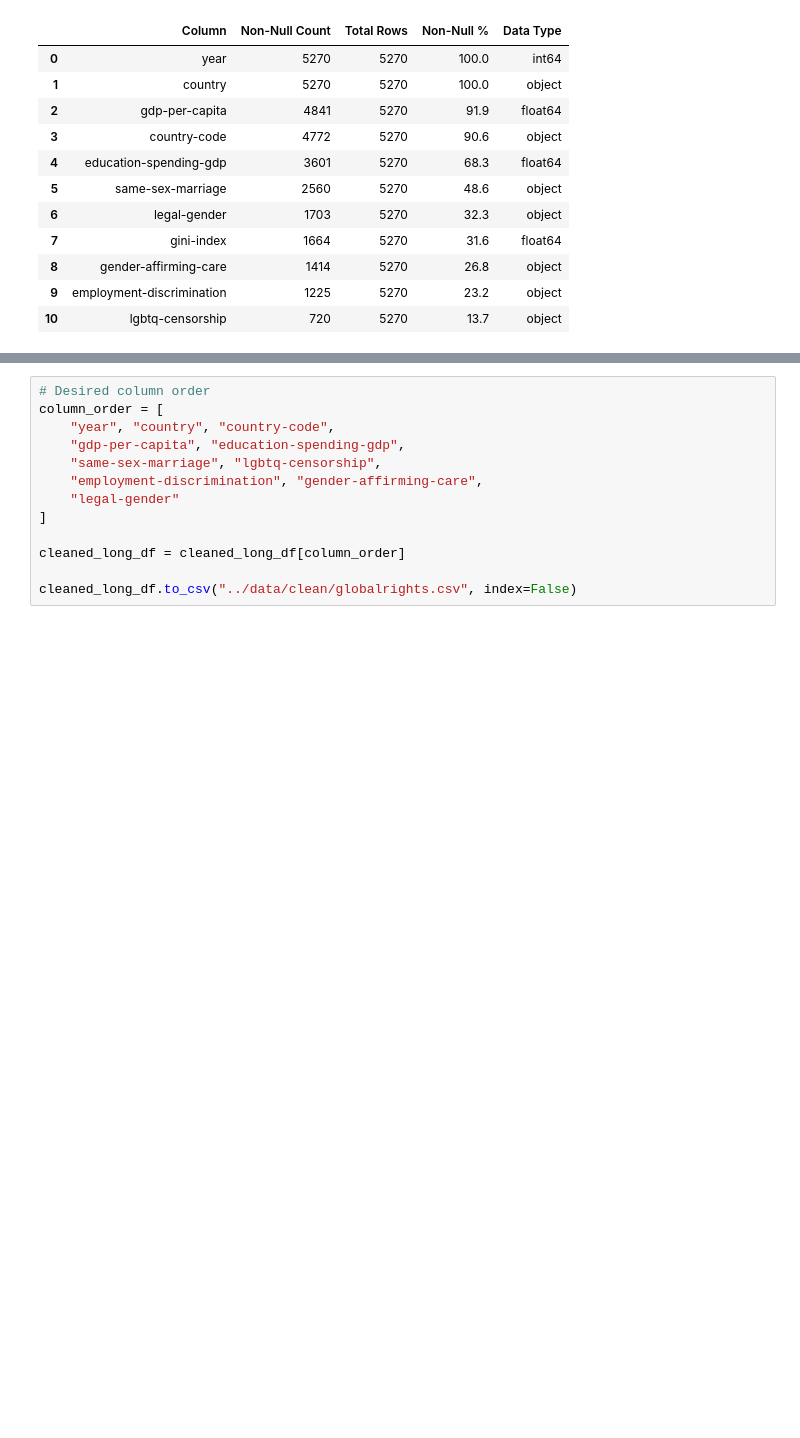
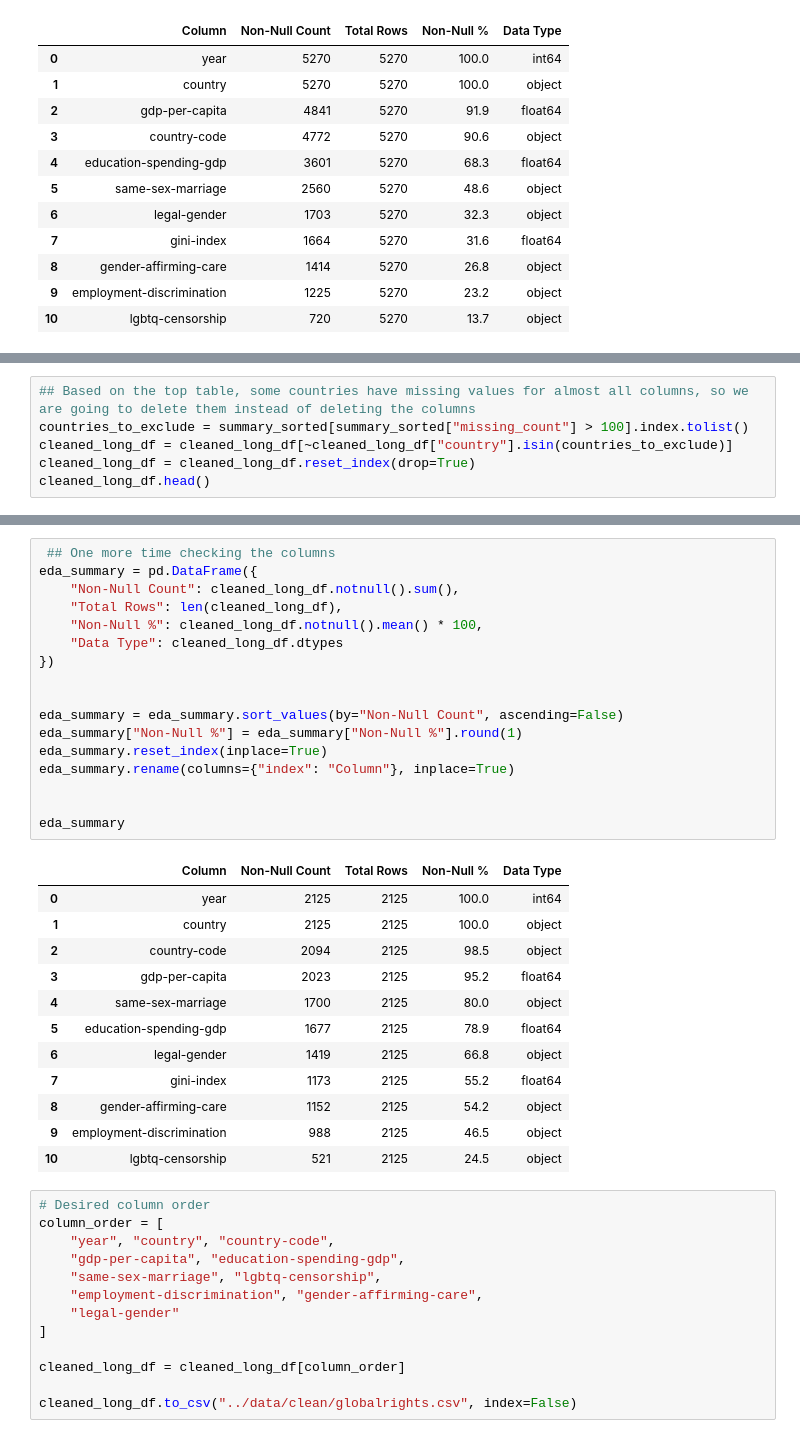
Before and after one commit to katieburak/diversedata.github.io, a Jupyter notebook: scripts/LGBTIQ-rights_clean.ipynb, the cells around one changed output, grey strips where cells are left out. Drawn from its saved outputs; the diff is of its cells as text; blank space fills up the shorter version.

```diff
--- a/scripts/LGBTIQ-rights_clean.ipynb
+++ b/scripts/LGBTIQ-rights_clean.ipynb
@@ -542,0 +587,6 @@ eda_summary
+# %%
+## Based on the top table, some countries have missing values for almost all columns, so we are going to delete them instead of deleting the columns
+countries_to_exclude = summary_sorted[summary_sorted["missing_count"] > 100].index.tolist()
+cleaned_long_df = cleaned_long_df[~cleaned_long_df["country"].isin(countries_to_exclude)]
+cleaned_long_df = cleaned_long_df.reset_index(drop=True)
+cleaned_long_df.head()
@@ -543,3 +600,33 @@ eda_summary
+# %%
+ ## One more time checking the columns
+eda_summary = pd.DataFrame({
+    "Non-Null Count": cleaned_long_df.notnull().sum(),
+    "Total Rows": len(cleaned_long_df),
+    "Non-Null %": cleaned_long_df.notnull().mean() * 100,
+    "Data Type": cleaned_long_df.dtypes
+})
+
+
+eda_summary = eda_summary.sort_values(by="Non-Null Count", ascending=False)
+eda_summary["Non-Null %"] = eda_summary["Non-Null %"].round(1)
+eda_summary.reset_index(inplace=True)
+eda_summary.rename(columns={"index": "Column"}, inplace=True)
+
+
+eda_summary
+# %% [output]
+|  | Column | Non-Null Count | Total Rows | Non-Null % | Data Type |
+| 0 | year | 2125 | 2125 | 100.0 | int64 |
+| 1 | country | 2125 | 2125 | 100.0 | object |
+| 2 | country-code | 2094 | 2125 | 98.5 | object |
+| 3 | gdp-per-capita | 2023 | 2125 | 95.2 | float64 |
+| 4 | same-sex-marriage | 1700 | 2125 | 80.0 | object |
+| 5 | education-spending-gdp | 1677 | 2125 | 78.9 | float64 |
+| 6 | legal-gender | 1419 | 2125 | 66.8 | object |
+| 7 | gini-index | 1173 | 2125 | 55.2 | float64 |
+| 8 | gender-affirming-care | 1152 | 2125 | 54.2 | object |
+| 9 | employment-discrimination | 988 | 2125 | 46.5 | object |
+| 10 | lgbtq-censorship | 521 | 2125 | 24.5 | object |
 # %%
 # Desired column order
 column_order = [
```
Also changed, not shown: parts of 5 cells of this notebook, 2 other files.
